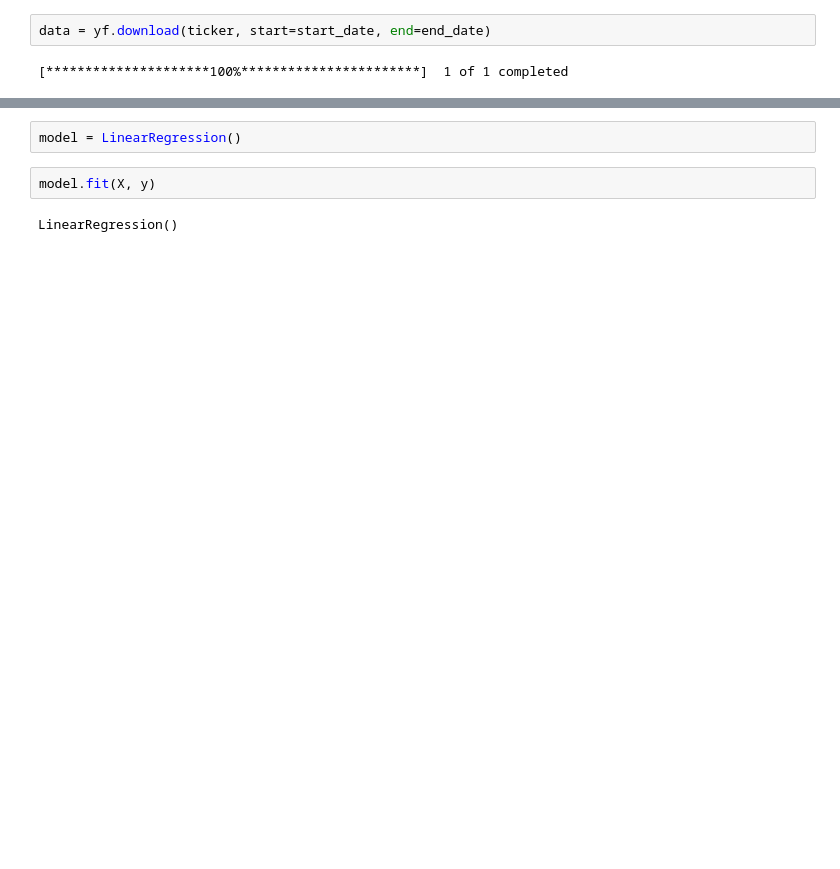
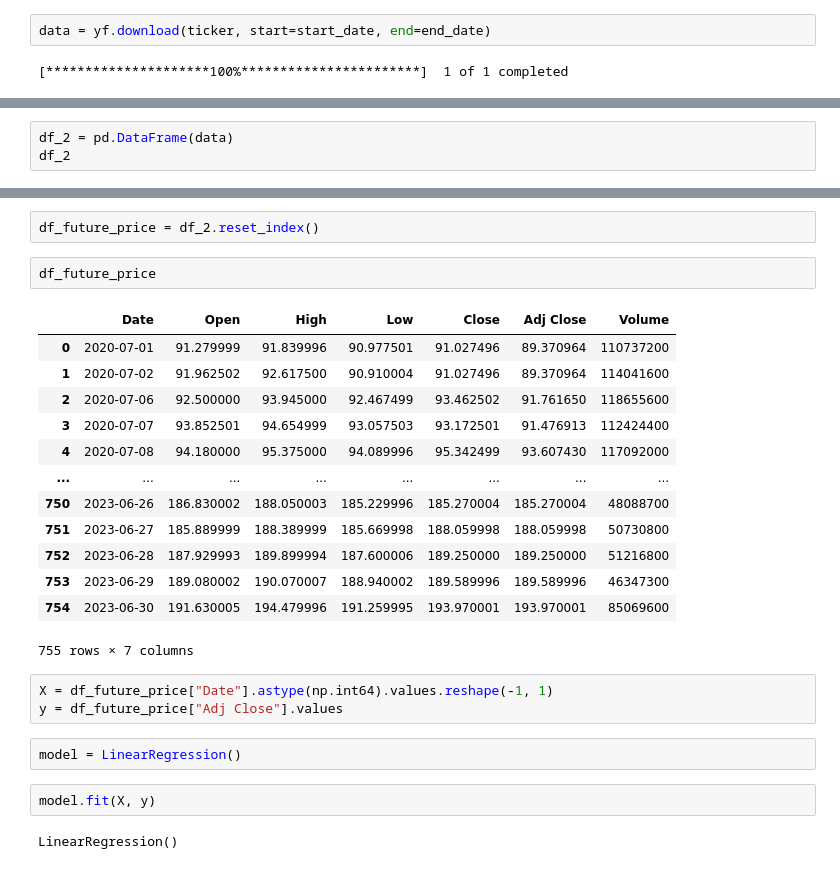
Before and after one commit to PabloAA007/ATSO-Algorithmic-Trading-Strategy-Optimization, a Jupyter notebook: Future_Stock_Price_Trend_Predictor.ipynb, the cells around one changed output, grey strips where cells are left out. Saved outputs shown, nothing was run; the diff lists cells and outputs as text; blank space fills up the shorter version.

```diff
--- a/Future_Stock_Price_Trend_Predictor.ipynb
+++ b/Future_Stock_Price_Trend_Predictor.ipynb
@@ -67,0 +77,3 @@ y = df["Adj Close"].values
+# %%
+df_2 = pd.DataFrame(data)
+df_2
@@ -68,3 +95,24 @@ y = df["Adj Close"].values
+# %%
+df_future_price = df_2.reset_index()
+# %%
+df_future_price
+# %% [output]
+|  | Date | Open | High | Low | Close | Adj Close | Volume |
+| 0 | 2020-07-01 | 91.279999 | 91.839996 | 90.977501 | 91.027496 | 89.370964 | 110737200 |
+| 1 | 2020-07-02 | 91.962502 | 92.617500 | 90.910004 | 91.027496 | 89.370964 | 114041600 |
+| 2 | 2020-07-06 | 92.500000 | 93.945000 | 92.467499 | 93.462502 | 91.761650 | 118655600 |
+| 3 | 2020-07-07 | 93.852501 | 94.654999 | 93.057503 | 93.172501 | 91.476913 | 112424400 |
+| 4 | 2020-07-08 | 94.180000 | 95.375000 | 94.089996 | 95.342499 | 93.607430 | 117092000 |
+| ... | ... | ... | ... | ... | ... | ... | ... |
+| 750 | 2023-06-26 | 186.830002 | 188.050003 | 185.229996 | 185.270004 | 185.270004 | 48088700 |
+| 751 | 2023-06-27 | 185.889999 | 188.389999 | 185.669998 | 188.059998 | 188.059998 | 50730800 |
+| 752 | 2023-06-28 | 187.929993 | 189.899994 | 187.600006 | 189.250000 | 189.250000 | 51216800 |
+| 753 | 2023-06-29 | 189.080002 | 190.070007 | 188.940002 | 189.589996 | 189.589996 | 46347300 |
+| 754 | 2023-06-30 | 191.630005 | 194.479996 | 191.259995 | 193.970001 | 193.970001 | 85069600 |
+755 rows × 7 columns
+# %%
+X = df_future_price["Date"].astype(np.int64).values.reshape(-1, 1)
+y = df_future_price["Adj Close"].values
 # %%
 model = LinearRegression()
 # %%
```
Also changed, not shown: parts of 18 cells of this notebook.
